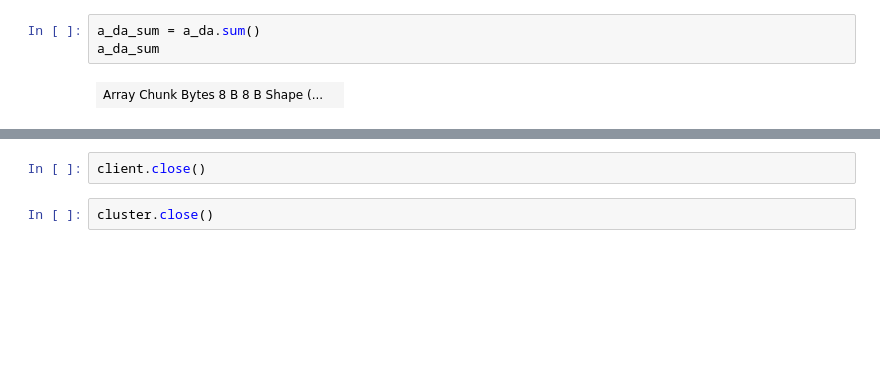
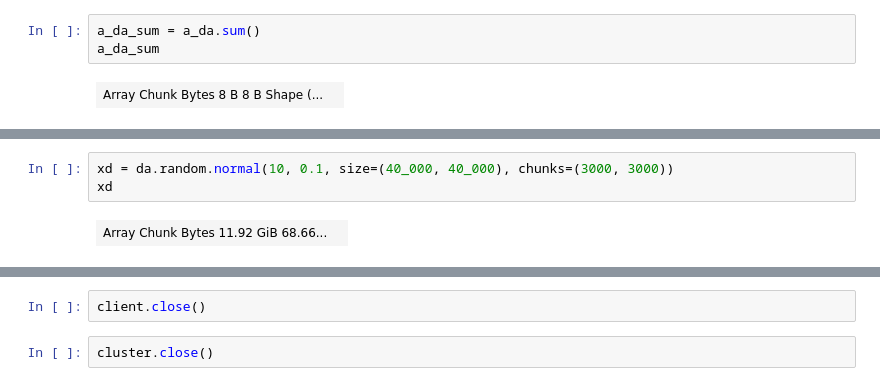
Before and after one commit to longtongster/deploy-dask-cluster-on-aws, a Jupyter notebook: Create Dask Cluster EC2Cluster.ipynb, the cells around one changed output, grey strips where cells are left out. Cells and saved outputs as stored; diff of their text form; blank space fills up the shorter version.

```diff
--- a/Create Dask Cluster EC2Cluster.ipynb
+++ b/Create Dask Cluster EC2Cluster.ipynb
@@ -123,0 +68,5 @@ CancelledError: ('sum-aggregate-65d7fa59a06311f2972dbf4888c76093',)
+# %%
+xd = da.random.normal(10, 0.1, size=(40_000, 40_000), chunks=(3000, 3000))
+xd
+# %% [output]
+| Array Chunk Bytes 11.92 GiB 68.66... |  |
```
Also changed, not shown: parts of 12 cells of this notebook, 2 other files.
